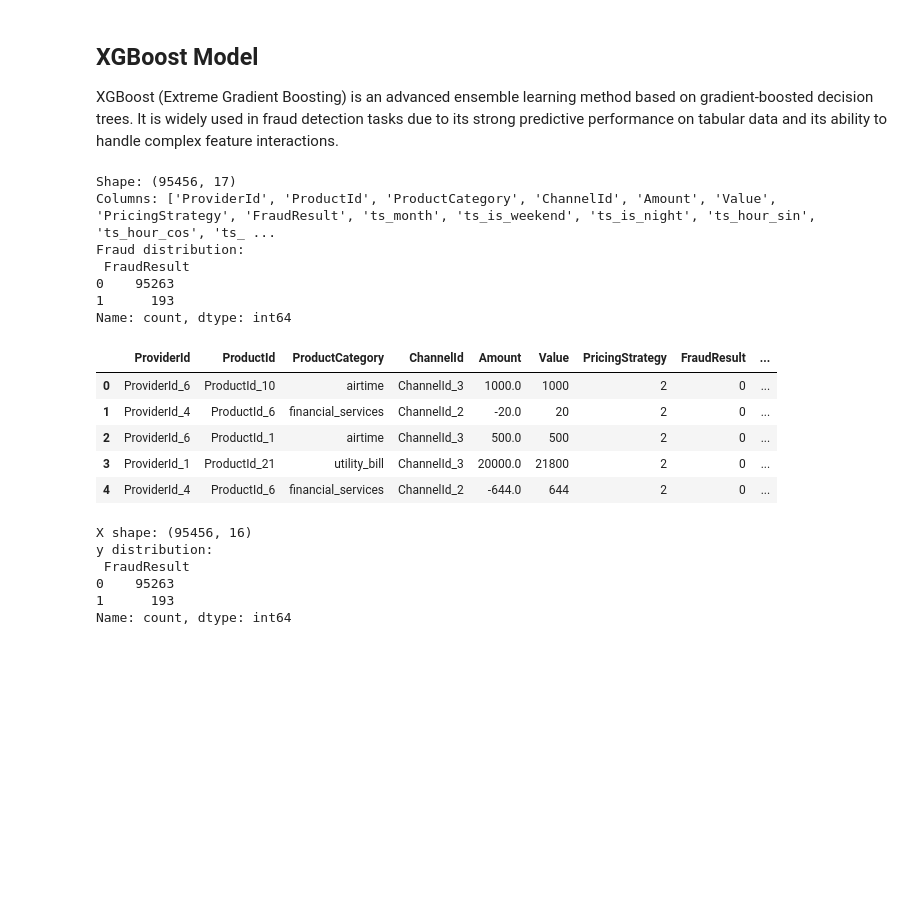
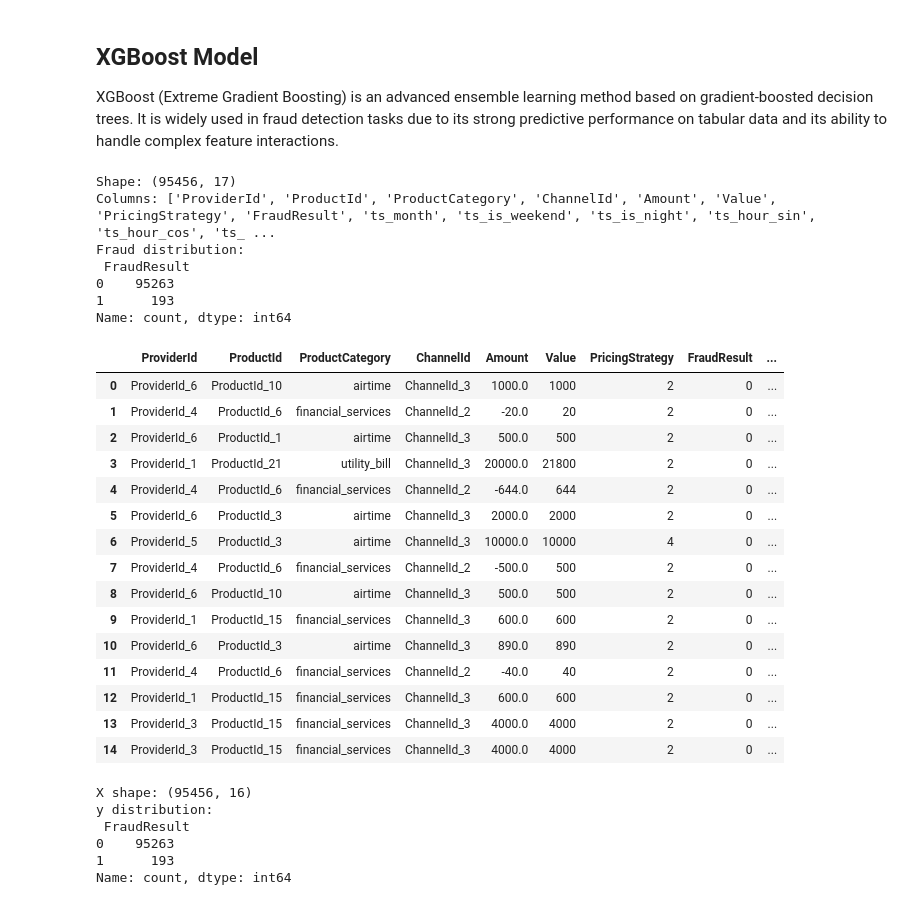
Before and after one commit to Bernardtouck/KI-Fraud-Detection, a Jupyter notebook: notebooks/04_modelierung_evaluation.ipynb, the cells around one changed output. Cells and saved outputs as stored; diff of their text form; code cells hidden in the pictures; blank space fills up the shorter version.

```diff
--- a/notebooks/04_modelierung_evaluation.ipynb
+++ b/notebooks/04_modelierung_evaluation.ipynb
@@ -29,26 +29,36 @@ tabular data and its ability to handle complex feature interactions.
 # %%
 import pandas as pd
 
 df = pd.read_csv("./data/processed/training_preprocessed.csv")
 
 print("Shape:", df.shape)
 print("Columns:", df.columns.tolist())
 print("Fraud distribution:\n", df["FraudResult"].value_counts())
-df.head(5)
+df.head(15)
 # %% [output]
 Shape: (95456, 17)
 Columns: ['ProviderId', 'ProductId', 'ProductCategory', 'ChannelId', 'Amount', 'Value', 'PricingStrategy', 'FraudResult', 'ts_month', 'ts_is_weekend', 'ts_is_night', 'ts_hour_sin', 'ts_hour_cos', 'ts_ ...
 Fraud distribution:
  FraudResult
 0    95263
 1      193
 Name: count, dtype: int64
 |  | ProviderId | ProductId | ProductCategory | ChannelId | Amount | Value | PricingStrategy | FraudResult | ... |
 | 0 | ProviderId_6 | ProductId_10 | airtime | ChannelId_3 | 1000.0 | 1000 | 2 | 0 | ... |
 | 1 | ProviderId_4 | ProductId_6 | financial_services | ChannelId_2 | -20.0 | 20 | 2 | 0 | ... |
 | 2 | ProviderId_6 | ProductId_1 | airtime | ChannelId_3 | 500.0 | 500 | 2 | 0 | ... |
 | 3 | ProviderId_1 | ProductId_21 | utility_bill | ChannelId_3 | 20000.0 | 21800 | 2 | 0 | ... |
 | 4 | ProviderId_4 | ProductId_6 | financial_services | ChannelId_2 | -644.0 | 644 | 2 | 0 | ... |
+| 5 | ProviderId_6 | ProductId_3 | airtime | ChannelId_3 | 2000.0 | 2000 | 2 | 0 | ... |
+| 6 | ProviderId_5 | ProductId_3 | airtime | ChannelId_3 | 10000.0 | 10000 | 4 | 0 | ... |
+| 7 | ProviderId_4 | ProductId_6 | financial_services | ChannelId_2 | -500.0 | 500 | 2 | 0 | ... |
+| 8 | ProviderId_6 | ProductId_10 | airtime | ChannelId_3 | 500.0 | 500 | 2 | 0 | ... |
+| 9 | ProviderId_1 | ProductId_15 | financial_services | ChannelId_3 | 600.0 | 600 | 2 | 0 | ... |
+| 10 | ProviderId_6 | ProductId_3 | airtime | ChannelId_3 | 890.0 | 890 | 2 | 0 | ... |
+| 11 | ProviderId_4 | ProductId_6 | financial_services | ChannelId_2 | -40.0 | 40 | 2 | 0 | ... |
+| 12 | ProviderId_1 | ProductId_15 | financial_services | ChannelId_3 | 600.0 | 600 | 2 | 0 | ... |
+| 13 | ProviderId_3 | ProductId_15 | financial_services | ChannelId_3 | 4000.0 | 4000 | 2 | 0 | ... |
+| 14 | ProviderId_3 | ProductId_15 | financial_services | ChannelId_3 | 4000.0 | 4000 | 2 | 0 | ... |
 # %%
 # STEP 1 — Separate features and target variable
 # The target variable indicates whether a transaction is fraudulent (1) or not (0)
```
Also changed, not shown: parts of 9 cells of this notebook, 3 other files.
